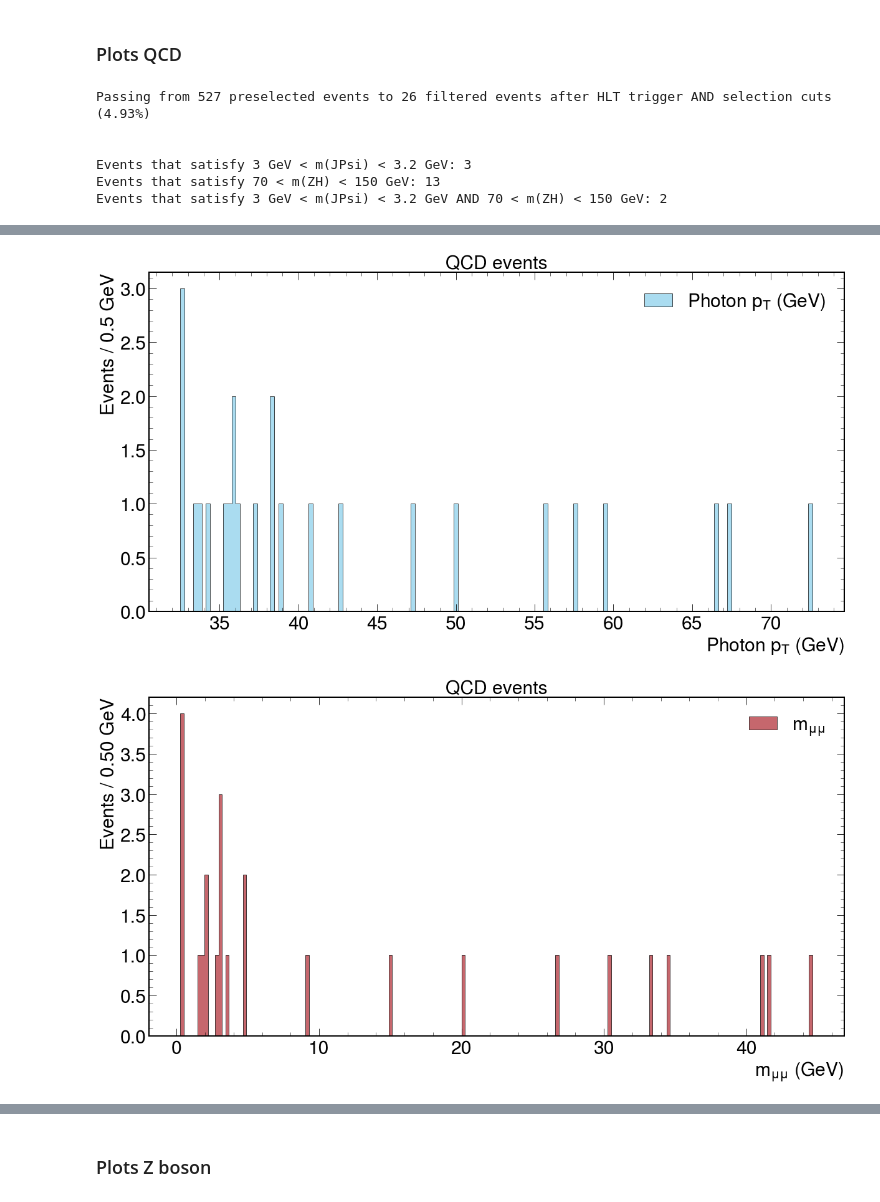
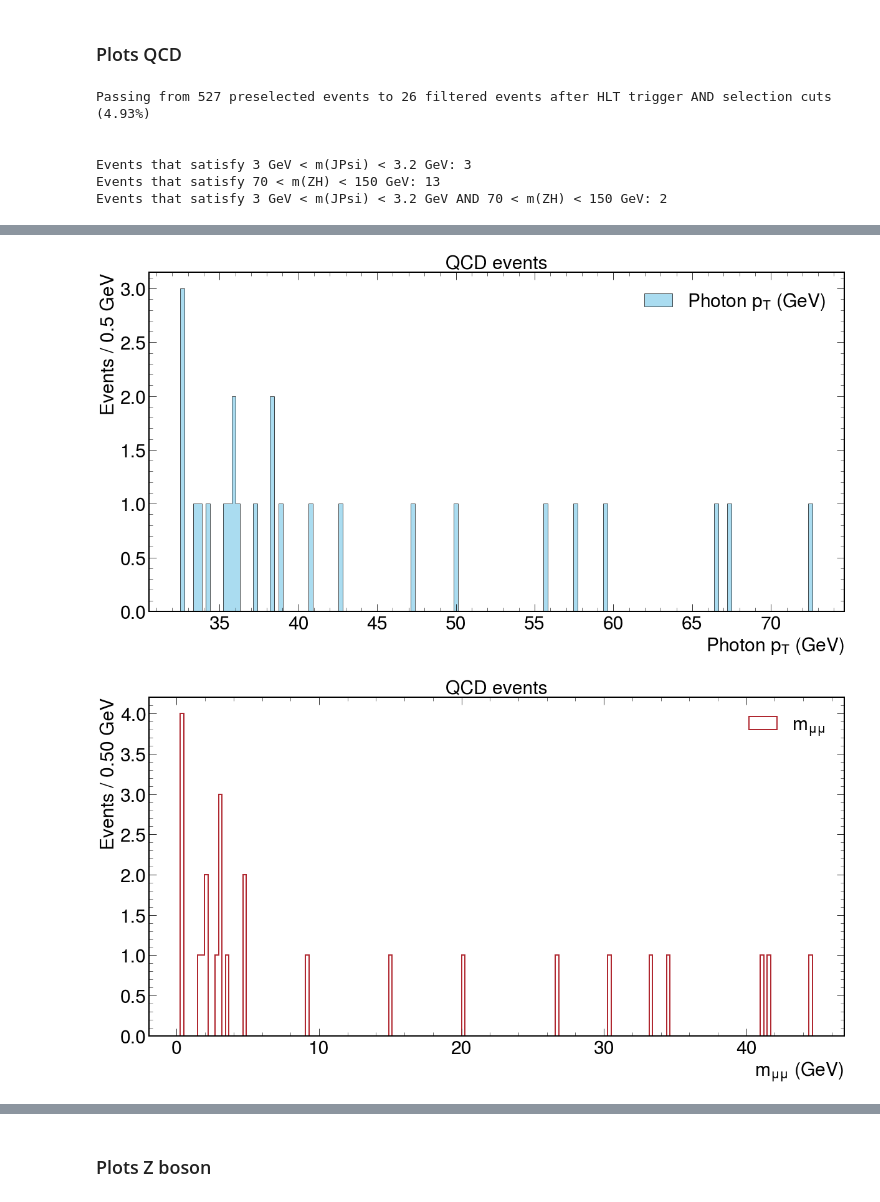
Before and after one commit to javivilladamigo/ResearchActivities, a Jupyter notebook: efficiencies.ipynb, the cells around one changed output, grey strips where cells are left out. Cells and saved outputs as stored; diff of their text form; code cells hidden in the pictures.

```diff
--- a/efficiencies.ipynb
+++ b/efficiencies.ipynb
@@ -254,10 +254,11 @@ fig, ax = plt.subplots(figsize=(20, 10))
 ax.hist(
     _JPsi_mass,
     bins = nbins,
-    histtype = "stepfilled",
-    color = QCD_color,
-    alpha = 0.7,
-    edgecolor = "black",
+    histtype = 'stepfilled',
+    ec = QCD_color,
+    facecolor = "none",
+    alpha = 1.,
+    lw = 2.,
     label = r"$m_{\mu \mu}$"
 )
 #ax.set_yscale("log")
@@ -282,35 +283,36 @@ _max = ak.max(selectedHorZ.mass) + 10
 width = .5 # GeV
 nbins = int(round((_max - _min) / width)) + 1
 
 _HorZ_mass =  ak.flatten(selectedHorZ.mass[(selectedHorZ.mass > _min) & (selectedHorZ.mass < _max)], axis = None)
 
 
 fig, ax = plt.subplots(figsize=(20, 10))
 ax.hist(
     _HorZ_mass,
     bins = nbins,
-    histtype = "stepfilled",
-    color = QCD_color,
-    alpha = 0.7,
-    edgecolor = "black",
+    histtype = 'stepfilled',
+    ec = QCD_color,
+    facecolor = "none",
+    alpha = 1.,
+    lw = 2.,
     label = r"$m_{\mu \mu \gamma}$"
 )
 #ax.set_yscale("log")
 ax.tick_params(axis = 'both', which = 'major', labelsize = 30)
 ax.set_xlabel("$m_{\mu \mu \gamma}\ ({\\rm GeV})$", fontsize = 30)
 ax.set_ylabel("Events / %.2f (GeV)" % width, fontsize = 30)
 ax.set_xlim(_min, _max)
 #ax.set_ylim(0, 5)
 ax.legend(loc = "best", fontsize = 30)
 ax.set_title("QCD events", fontsize = 30)
 plt.savefig("plots/m_mumuG/m_mumuG_QCD.pdf")
 # %% [output]
 Passing from 527 preselected events to 26 filtered events after HLT trigger AND selection cuts (4.93%)
 
 
 Events that satisfy 3 GeV < m(JPsi) < 3.2 GeV: 3
 Events that satisfy 70 < m(ZH) < 150 GeV: 13
 Events that satisfy 3 GeV < m(JPsi) < 3.2 GeV AND 70 < m(ZH) < 150 GeV: 2
 [figure]
 [figure]
-[figure, old version]
+[figure, new version]
```
Also changed, not shown: parts of 11 cells of this notebook, 18 other files.
